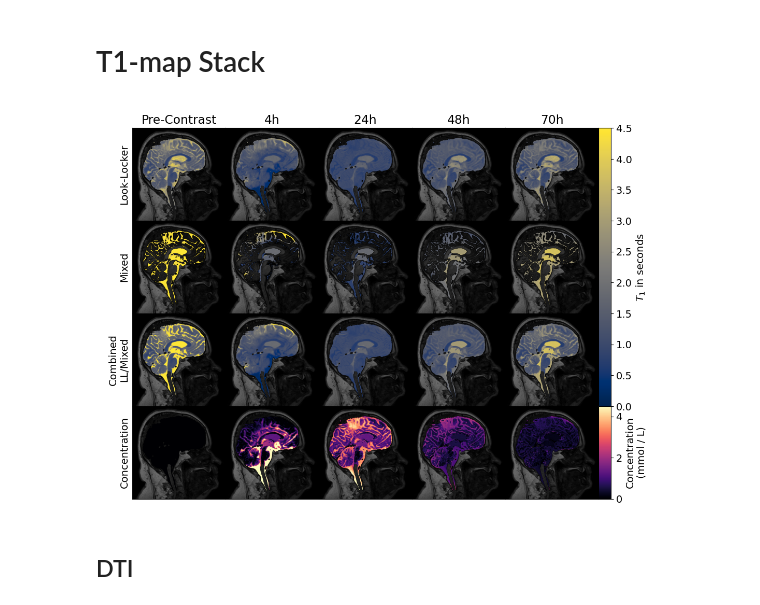
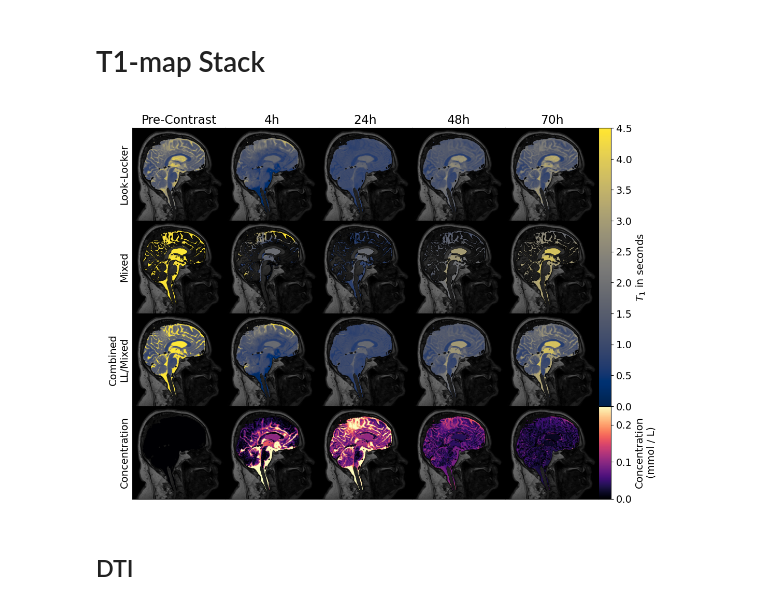
Before and after one commit to jorgenriseth/gonzo, a Jupyter notebook: docs/mri-visualization.ipynb, the cells around one changed output. Cells and saved outputs as stored; diff of their text form; code cells hidden in the pictures.

```diff
--- a/docs/mri-visualization.ipynb
+++ b/docs/mri-visualization.ipynb
@@ -468,35 +468,36 @@ for idx, (im, ax) in enumerate(zip(images[-1], axes["body"][-5:])):
     ax.imshow(im, cmap=mpl.cm.magma, vmin=0, vmax=0.25)
     ax.set_xticks([])
     ax.set_yticks([])
     ax.set_facecolor('black')
 
 
 cax_bbox = axes["row_right"][-1].get_position()
 cax = fig.add_axes(
     [
         cax_bbox.x0,
         cax_bbox.y0,
         0.02,
         cax_bbox.height,
     ],
     frameon=True
 )
+cnorm = mpl.colors.Normalize(vmin=cmin, vmax=cmax)
 cbar = plt.colorbar(
-    mpl.cm.ScalarMappable(norm=norm, cmap=mpl.cm.magma),
+    mpl.cm.ScalarMappable(norm=cnorm, cmap=mpl.cm.magma),
     cax=cax,
     orientation='vertical',
     label="Concentration\n(mmol / L)"
 )
 
 for label, ax in zip(("Look-Locker", "Mixed", "Combined\nLL/Mixed", "Concentration"), axes["body"][::5]):
     ax.set_ylabel(label)
 
 for label, ax in zip(("Pre-Contrast", "4h", "24h", "48h", "70h"), axes["body"][:5]):
     ax.set_title(label)
 plt.savefig(f"../figures/T1maps-panel-{orientation}.pdf")
 plt.show()
 # %% [output]
-[figure, old version]
+[figure, new version]
 # %% [markdown]
 ## DTI
 # %%
```
Also changed, not shown: parts of 1 cell of this notebook, 6 other files.
